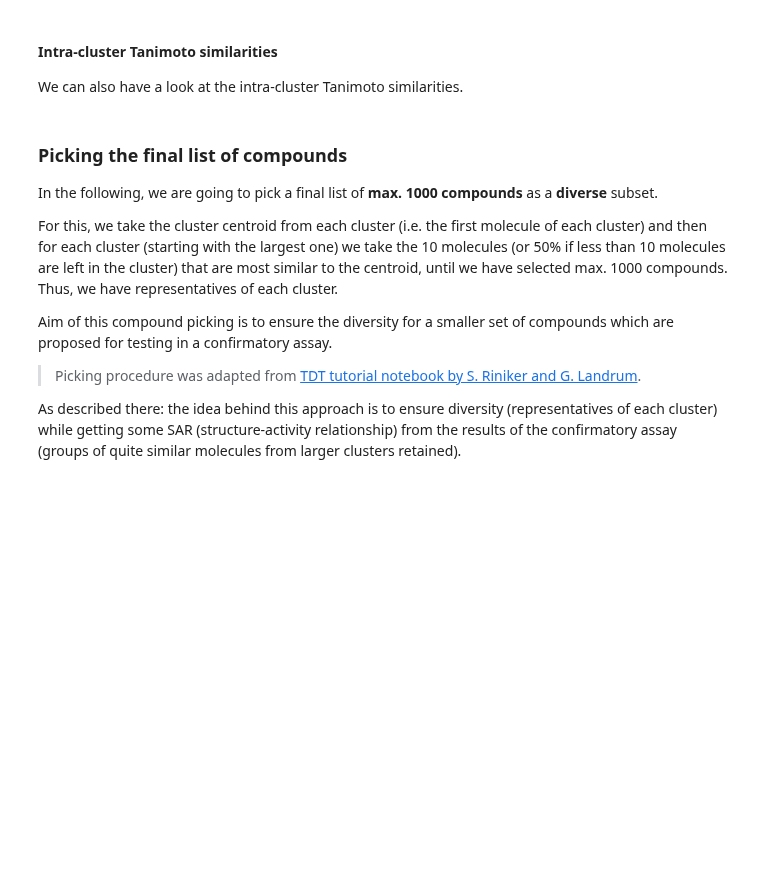
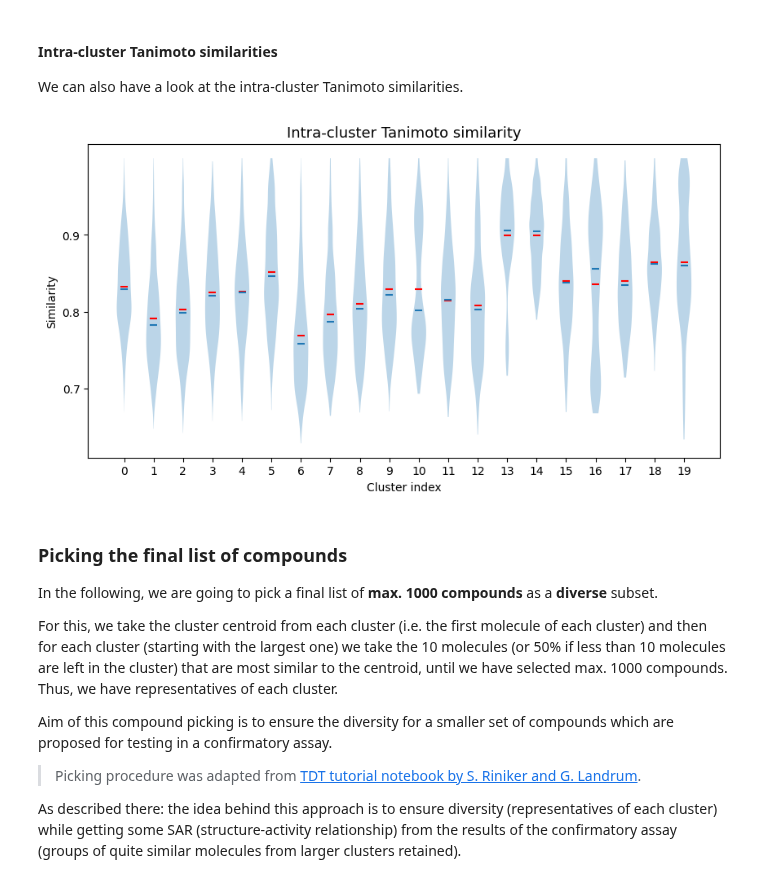
Before and after one commit to Ash100/CADD_Project, a Jupyter notebook: Compound_Clustering_Part_5.ipynb, the cells around one changed output. Cells and saved outputs as stored; diff of their text form; code cells hidden in the pictures; blank space fills up the shorter version.

```diff
--- a/Compound_Clustering_Part_5.ipynb
+++ b/Compound_Clustering_Part_5.ipynb
@@ -437,7 +490,7 @@ def intra_tanimoto(fps_clusters):
 # %%
 # Recompute fingerprints for 10 first clusters
 mol_fps_per_cluster = []
-for cluster in clusters[:10]:
+for cluster in clusters[:20]:
     mol_fps_per_cluster.append([rdkit_gen.GetFingerprint(compounds[i][0]) for i in cluster])
 
 # Compute intra-cluster similarity
@@ -445,17 +498,19 @@ intra_sim = intra_tanimoto(mol_fps_per_cluster)
 # %%
 # Violin plot with intra-cluster similarity
 
 fig, ax = plt.subplots(figsize=(10, 5))
-indices = list(range(10))
+indices = list(range(20))
 ax.set_xlabel("Cluster index")
 ax.set_ylabel("Similarity")
 ax.set_xticks(indices)
 ax.set_xticklabels(indices)
 ax.set_yticks(numpy.arange(0.6, 1.0, 0.1))
 ax.set_title("Intra-cluster Tanimoto similarity", fontsize=13)
 r = ax.violinplot(intra_sim, indices, showmeans=True, showmedians=True, showextrema=False)
 r["cmeans"].set_color("red")
 # mean=red, median=blue
+# %% [output]
+[figure, added]
 # %% [markdown]
 ### Picking the final list of compounds
 
```
Also changed, not shown: parts of 13 cells of this notebook.
